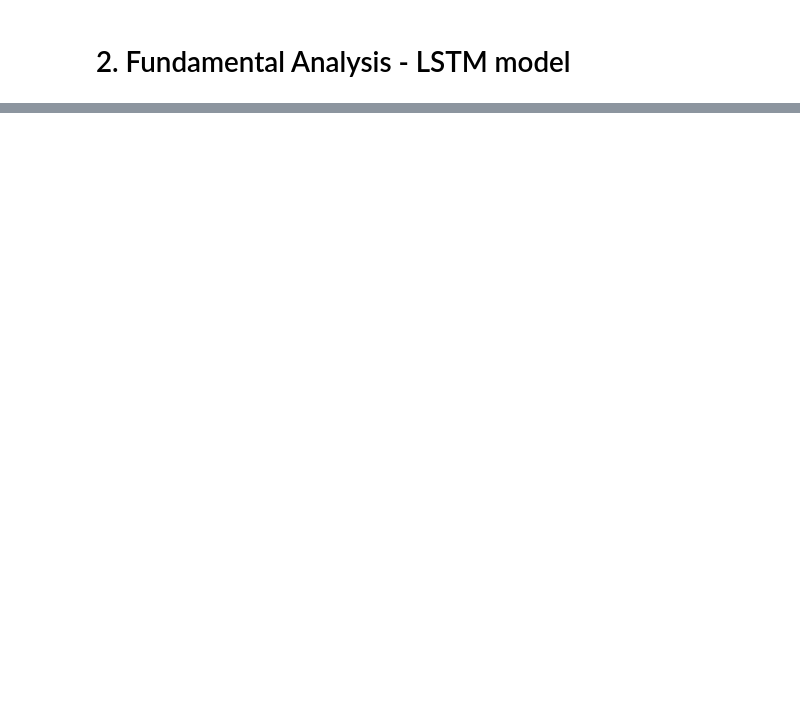
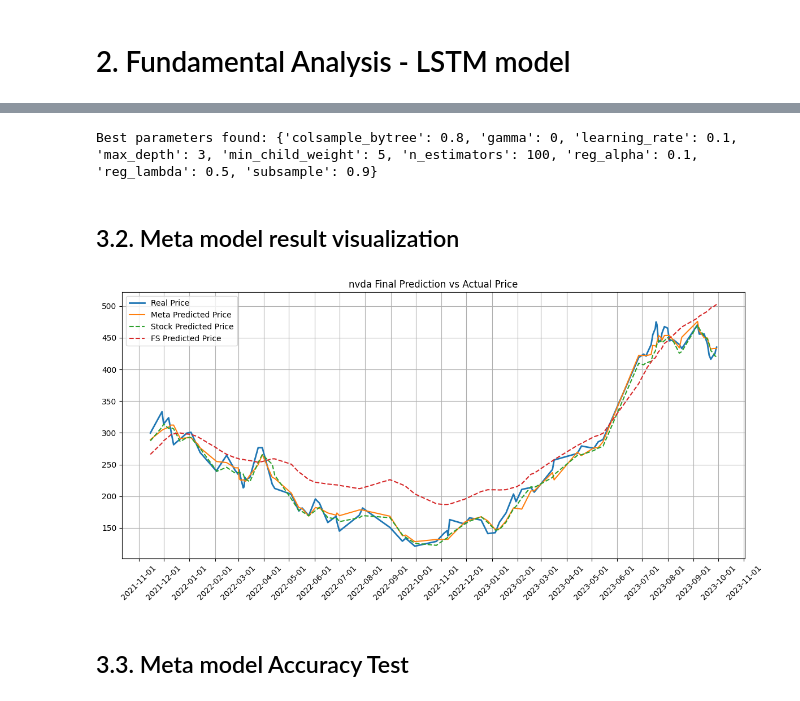
Before and after one commit to yss2333/stock, a Jupyter notebook: GHproject/GH project - py/dacon/final/Analysis.ipynb, the cells around one changed output, grey strips where cells are left out. Saved outputs shown, nothing was run; the diff lists cells and outputs as text; code cells hidden in the pictures; blank space fills up the shorter version.

```diff
--- a/GHproject/GH project - py/dacon/final/Analysis.ipynb
+++ b/GHproject/GH project - py/dacon/final/Analysis.ipynb
@@ -649,0 +462,72 @@ print(f"다음 날({next_day.strftime('%Y-%m-%d')})의 최종 예측 가격은:
+# %%
+# 4. Meta model training using XGBoost with GridSearchCV
+model = xgb.XGBRegressor(objective='reg:squarederror')
+
+param_grid = {
+    'max_depth': [3, 4, 5],
+    'learning_rate': [0.01, 0.05, 0.1],
+    'subsample': [0.8, 0.9],
+    'colsample_bytree': [0.8, 0.9],
+    'n_estimators': [50, 100],
+    'gamma': [0, 0.1, 0.2],
+    'min_child_weight': [1, 5, 10],
+    'reg_alpha': [0, 0.1, 0.5],
+    'reg_lambda': [0.5, 1, 1.5]
+}
+
+grid_search = GridSearchCV(model, param_grid, cv=5, scoring='neg_mean_squared_error', n_jobs=-1)
+grid_search.fit(X_train, y_train)
+
+best_params = grid_search.best_params_
+print(f"Best parameters found: {best_params}")
+
+# Train the model with best parameters
+meta_model_xgb = xgb.XGBRegressor(objective='reg:squarederror', **best_params)
+meta_model_xgb.fit(X_train, y_train)
+
+y_pred = meta_model_xgb.predict(X_val)
+# %% [output]
+Best parameters found: {'colsample_bytree': 0.8, 'gamma': 0, 'learning_rate': 0.1, 'max_depth': 3, 'min_child_weight': 5, 'n_estimators': 100, 'reg_alpha': 0.1, 'reg_lambda': 0.5, 'subsample': 0.9}
+# %% [markdown]
+## 3.2. Meta model result visualization
+# %%
+# Extracting predicted values from scaled data
+y_val_original = scaler.inverse_transform(np.column_stack([y_val, np.zeros_like(y_val), np.zeros_like(y_val)]))[:, 0]
+y_pred_original = scaler.inverse_transform(np.column_stack([y_pred, np.zeros_like(y_pred), np.zeros_like(y_pred)]))[:, 0]
+tech_pred_original = scaler.inverse_transform(np.column_stack([np.zeros_like(y_pred), X_val[:, 0], np.zeros_like(y_pred)]))[:, 1]
+fund_pred_original = scaler.inverse_transform(np.column_stack([np.zeros_like(y_pred), np.zeros_like(y_pred), X_val[:, 1]]))[:, 2]
+
+# Extracting date index
+date_train, date_val = train_test_split(df.index, test_size=0.2, random_state=42)
+
+# Prediction Graph
+plot_df = pd.DataFrame({
+    'Date': date_val,
+    'Real Price': y_val_original,
+    'Meta Predicted Price': y_pred_original,
+    'Stock Predicted Price': tech_pred_original,
+    'FS Predicted Price': fund_pred_original
+})
+
+plot_df = plot_df.sort_values(by='Date')
+plot_df['Date'] = pd.to_datetime(plot_df['Date'])
+
+plt.figure(figsize=(12, 6))
+plt.plot(plot_df['Date'], plot_df['Real Price'], label='Real Price', linewidth=2)
+plt.plot(plot_df['Date'], plot_df['Meta Predicted Price'], label='Meta Predicted Price', linewidth=1.5)
+plt.plot(plot_df['Date'], plot_df['Stock Predicted Price'], '--', label='Stock Predicted Price', linewidth=1.5)
+plt.plot(plot_df['Date'], plot_df['FS Predicted Price'], '--', label='FS Predicted Price', linewidth=1.5)
+
+ax = plt.gca()
+ax.xaxis.set_major_locator(mdates.MonthLocator(interval=1))
+ax.xaxis.set_major_formatter(mdates.DateFormatter('%Y-%m-%d'))
+
+plt.title(f"{ticker} Final Prediction vs Actual Price")
+plt.legend()
+plt.grid(True)
+plt.xticks(rotation=45)
+plt.tight_layout()
+# %% [output]
+[figure, added]
+# %% [markdown]
+## 3.3. Meta model Accuracy Test
```
Also changed, not shown: parts of 47 cells of this notebook, 26 other files.
